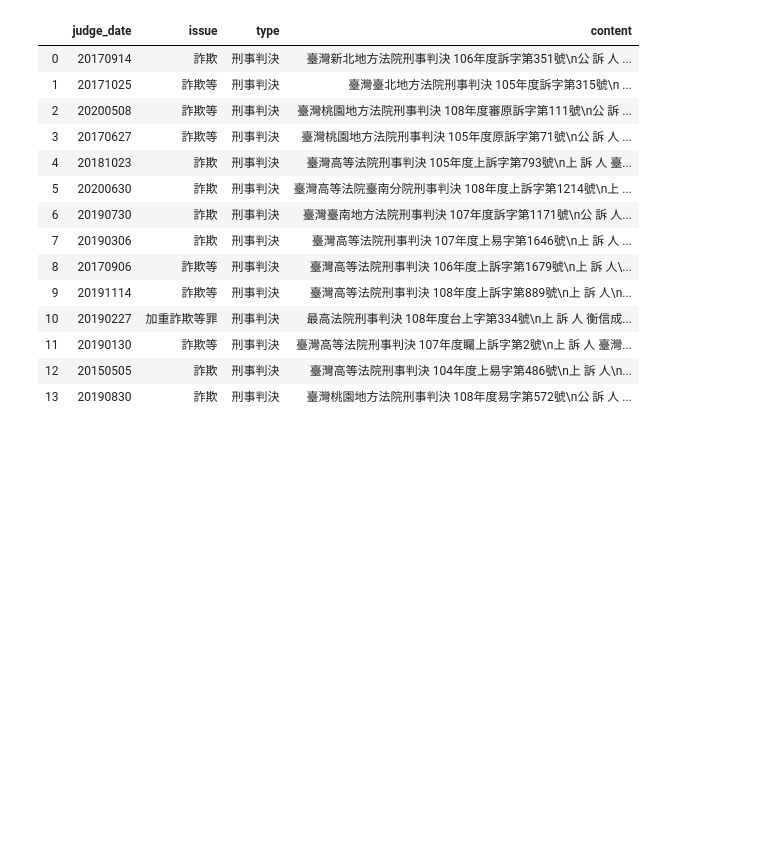
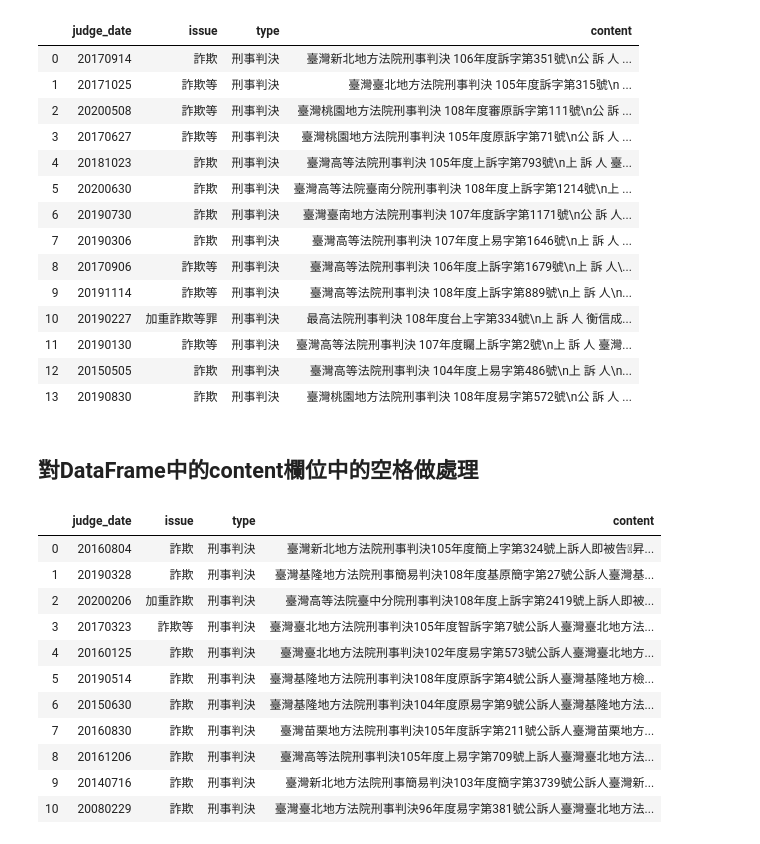
Before and after one commit to peilichang/LawTech, a Jupyter notebook: 沙漠一點律 - 程式碼整理/沙漠一點律 - 裁判家爬蟲.ipynb, the cells around one changed output. Cells and saved outputs as stored; diff of their text form; code cells hidden in the pictures; blank space fills up the shorter version.

```diff
--- a/沙漠一點律 - 程式碼整理/沙漠一點律 - 裁判家爬蟲.ipynb
+++ b/沙漠一點律 - 程式碼整理/沙漠一點律 - 裁判家爬蟲.ipynb
@@ -159,6 +161,8 @@ L5
 | 11 | 20190130 | 詐欺等 | 刑事判決 | 臺灣高等法院刑事判決 107年度矚上訴字第2號\n上 訴 人 臺灣... |
 | 12 | 20150505 | 詐欺 | 刑事判決 | 臺灣高等法院刑事判決 104年度上易字第486號\n上 訴 人\n... |
 | 13 | 20190830 | 詐欺 | 刑事判決 | 臺灣桃園地方法院刑事判決 108年度易字第572號\n公 訴 人 ... |
+# %% [markdown]
+## 對DataFrame中的content欄位中的空格做處理
 # %%
 import re
 def clean_data(data):
@@ -178,3 +182,18 @@ clean_L5 = clean_data(L5)
 # L3.to_csv("王品懿-詐欺(clean).csv")
 # L4.to_csv("林更祐-詐欺(clean).csv")
 # L5.to_csv("江宜蔚-詐欺(clean).csv")
+# %%
+clean_L1
+# %% [output]
+|  | judge_date | issue | type | content |
+| 0 | 20160804 | 詐欺 | 刑事判決 | 臺灣新北地方法院刑事判決105年度簡上字第324號上訴人即被告昇... |
+| 1 | 20190328 | 詐欺 | 刑事判決 | 臺灣基隆地方法院刑事簡易判決108年度基原簡字第27號公訴人臺灣基... |
+| 2 | 20200206 | 加重詐欺 | 刑事判決 | 臺灣高等法院臺中分院刑事判決108年度上訴字第2419號上訴人即被... |
+| 3 | 20170323 | 詐欺等 | 刑事判決 | 臺灣臺北地方法院刑事判決105年度智訴字第7號公訴人臺灣臺北地方法... |
+| 4 | 20160125 | 詐欺 | 刑事判決 | 臺灣臺北地方法院刑事判決102年度易字第573號公訴人臺灣臺北地方... |
+| 5 | 20190514 | 詐欺 | 刑事判決 | 臺灣基隆地方法院刑事判決108年度原訴字第4號公訴人臺灣基隆地方檢... |
+| 6 | 20150630 | 詐欺 | 刑事判決 | 臺灣基隆地方法院刑事判決104年度原易字第9號公訴人臺灣基隆地方法... |
+| 7 | 20160830 | 詐欺 | 刑事判決 | 臺灣苗栗地方法院刑事判決105年度訴字第211號公訴人臺灣苗栗地方... |
+| 8 | 20161206 | 詐欺 | 刑事判決 | 臺灣高等法院刑事判決105年度上易字第709號上訴人臺灣臺北地方法... |
+| 9 | 20140716 | 詐欺 | 刑事判決 | 臺灣新北地方法院刑事簡易判決103年度簡字第3739號公訴人臺灣新... |
+| 10 | 20080229 | 詐欺 | 刑事判決 | 臺灣臺北地方法院刑事判決96年度易字第381號公訴人臺灣臺北地方法... |
```
Also changed, not shown: parts of 1 cell of this notebook.
